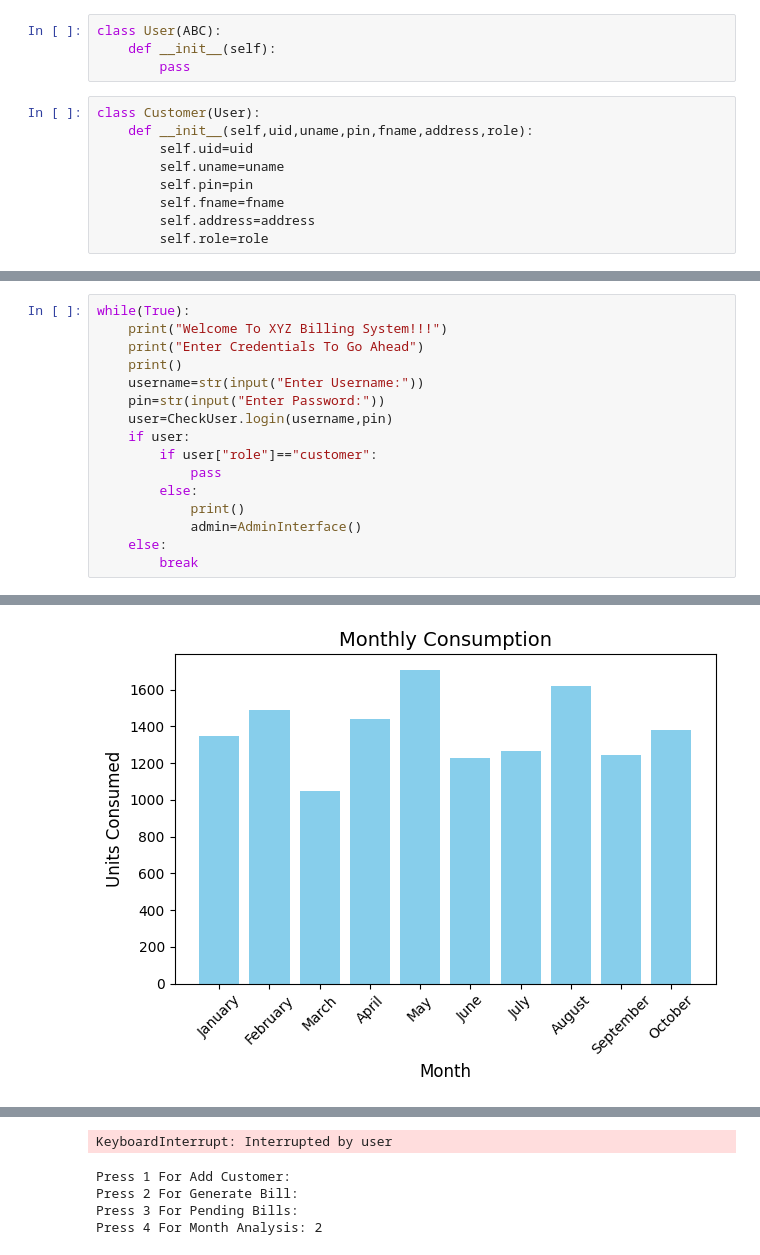
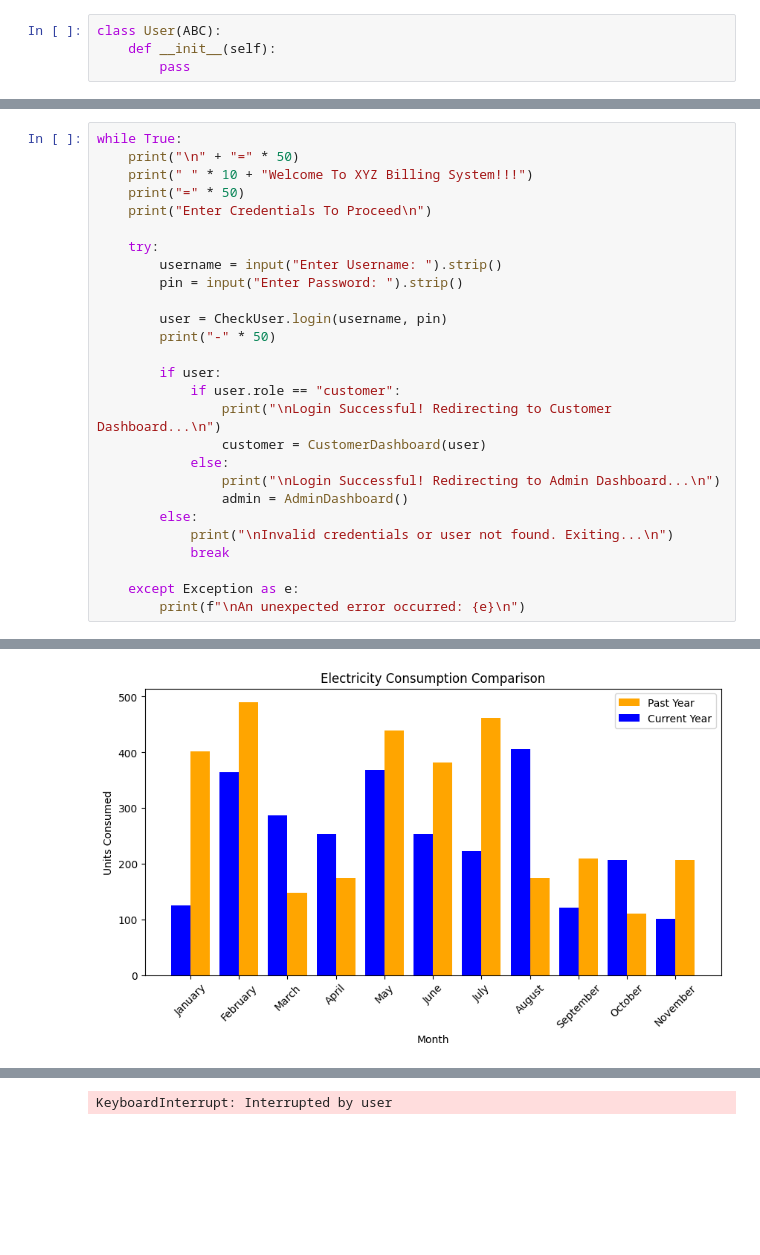
Before and after one commit to s-dudhiya/Electricity_Billing_System-Using-Python, a Jupyter notebook: Electrcity Billing System.ipynb, the cells around one changed output, grey strips where cells are left out. Drawn from its saved outputs; the diff is of its cells as text; blank space fills up the shorter version.

```diff
--- a/Electrcity Billing System.ipynb
+++ b/Electrcity Billing System.ipynb
@@ -22,14 +26,5 @@ class Connection:
 class User(ABC):
     def __init__(self):
         pass
-# %%
-class Customer(User):
-    def __init__(self,uid,uname,pin,fname,address,role):
-        self.uid=uid
-        self.uname=uname
-        self.pin=pin
-        self.fname=fname
-        self.address=address
-        self.role=role
 # %%
 class Admin(User):
@@ -242,17 +663,28 @@ class CheckUser:
 # %%
-while(True):
-    print("Welcome To XYZ Billing System!!!")
-    print("Enter Credentials To Go Ahead")
-    print()
-    username=str(input("Enter Username:"))
-    pin=str(input("Enter Password:"))
-    user=CheckUser.login(username,pin)
-    if user:
-        if user["role"]=="customer":
-            pass
+while True:
+    print("\n" + "=" * 50)
+    print(" " * 10 + "Welcome To XYZ Billing System!!!")
+    print("=" * 50)
+    print("Enter Credentials To Proceed\n")
+
+    try:
+        username = input("Enter Username: ").strip()
+        pin = input("Enter Password: ").strip()
+
+        user = CheckUser.login(username, pin)
+        print("-" * 50)
+
+        if user:
+            if user.role == "customer":
+                print("\nLogin Successful! Redirecting to Customer Dashboard...\n")
+                customer = CustomerDashboard(user)
+            else:
+                print("\nLogin Successful! Redirecting to Admin Dashboard...\n")
+                admin = AdminDashboard()
         else:
-            print()
-            admin=AdminInterface()
-    else:
-        break
+            print("\nInvalid credentials or user not found. Exiting...\n")
+            break
+
+    except Exception as e:
+        print(f"\nAn unexpected error occurred: {e}\n")
 # %% [output]
@@ -270 +708 @@ Press 4 For Month Analysis: 4
-[figure, old version]
+[figure, new version]
@@ -279,5 +726 @@ Press 4 For Month Analysis: 3
 KeyboardInterrupt: Interrupted by user
-Press 1 For Add Customer:
-Press 2 For Generate Bill:
-Press 3 For Pending Bills:
-Press 4 For Month Analysis: 2
```
Also changed, not shown: parts of 8 cells of this notebook.
